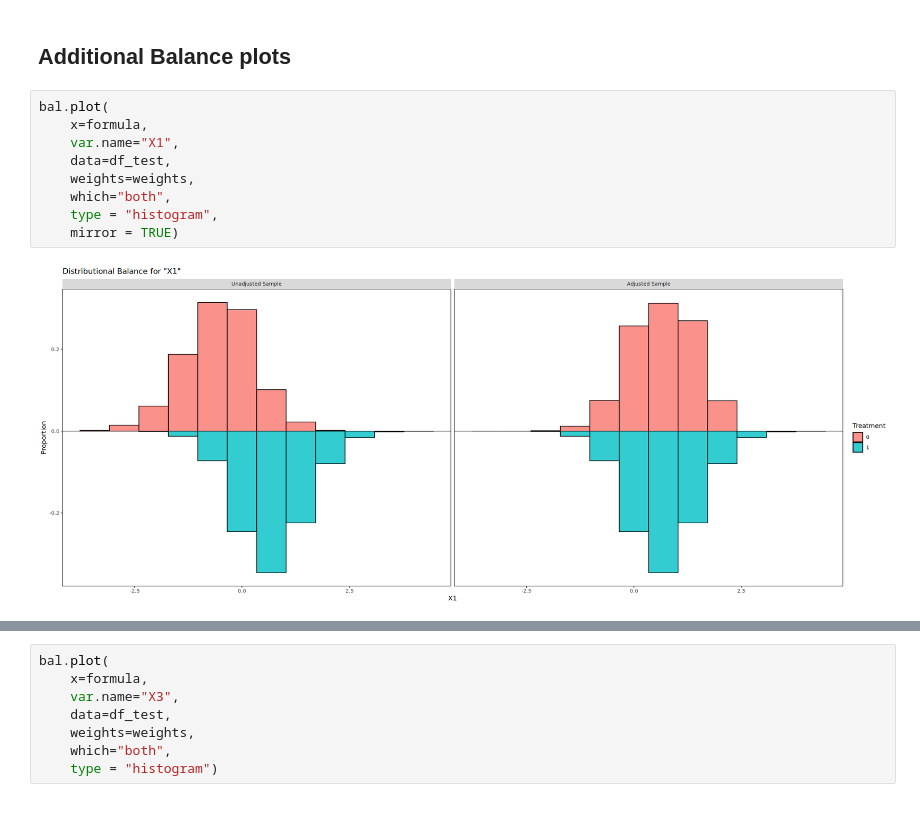
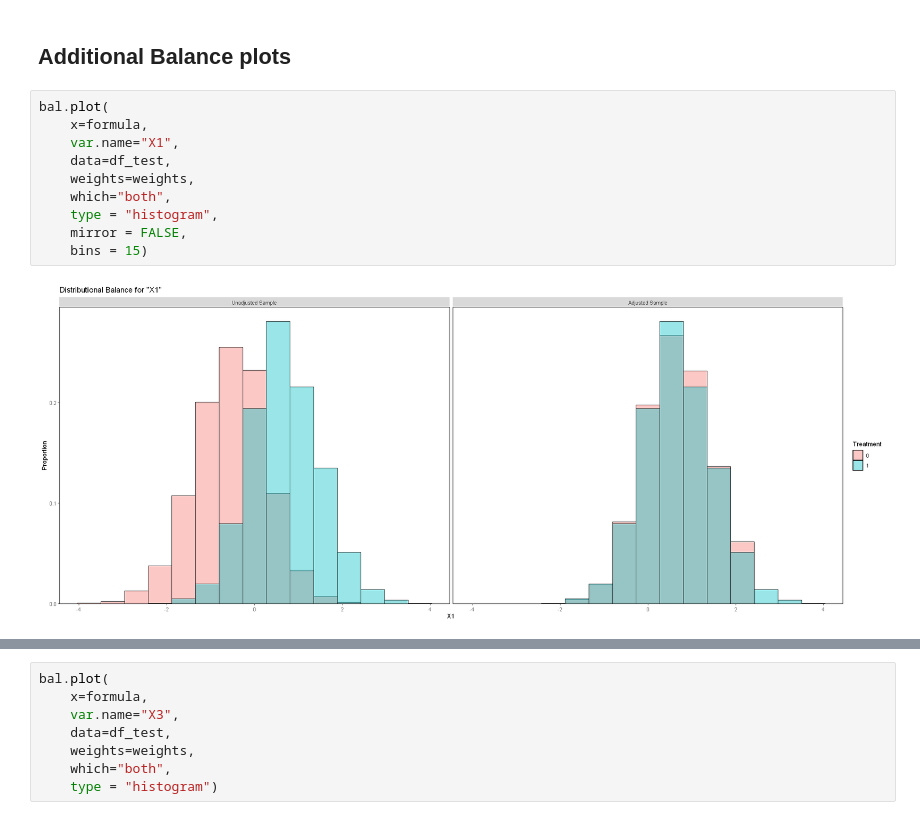
Before and after one commit to SvenKlaassen/cov-balance, a Jupyter notebook: cobalt_tests/r/balanced_dgp.ipynb, the cells around one changed output, grey strips where cells are left out. Saved outputs shown, nothing was run; the diff lists cells and outputs as text.

```diff
--- a/cobalt_tests/r/balanced_dgp.ipynb
+++ b/cobalt_tests/r/balanced_dgp.ipynb
@@ -283,11 +287,12 @@ grid.arrange(grobs = att_plots_train, nrow = 1, ncol = 3)
 # %%
 bal.plot(
     x=formula,
     var.name="X1",
     data=df_test,
     weights=weights,
     which="both",
     type = "histogram",
-    mirror = TRUE)
+    mirror = FALSE,
+    bins = 15)
 # %% [output]
-[figure, old version]
+[figure, new version]
```
Also changed, not shown: parts of 5 cells of this notebook, 3 other files.
